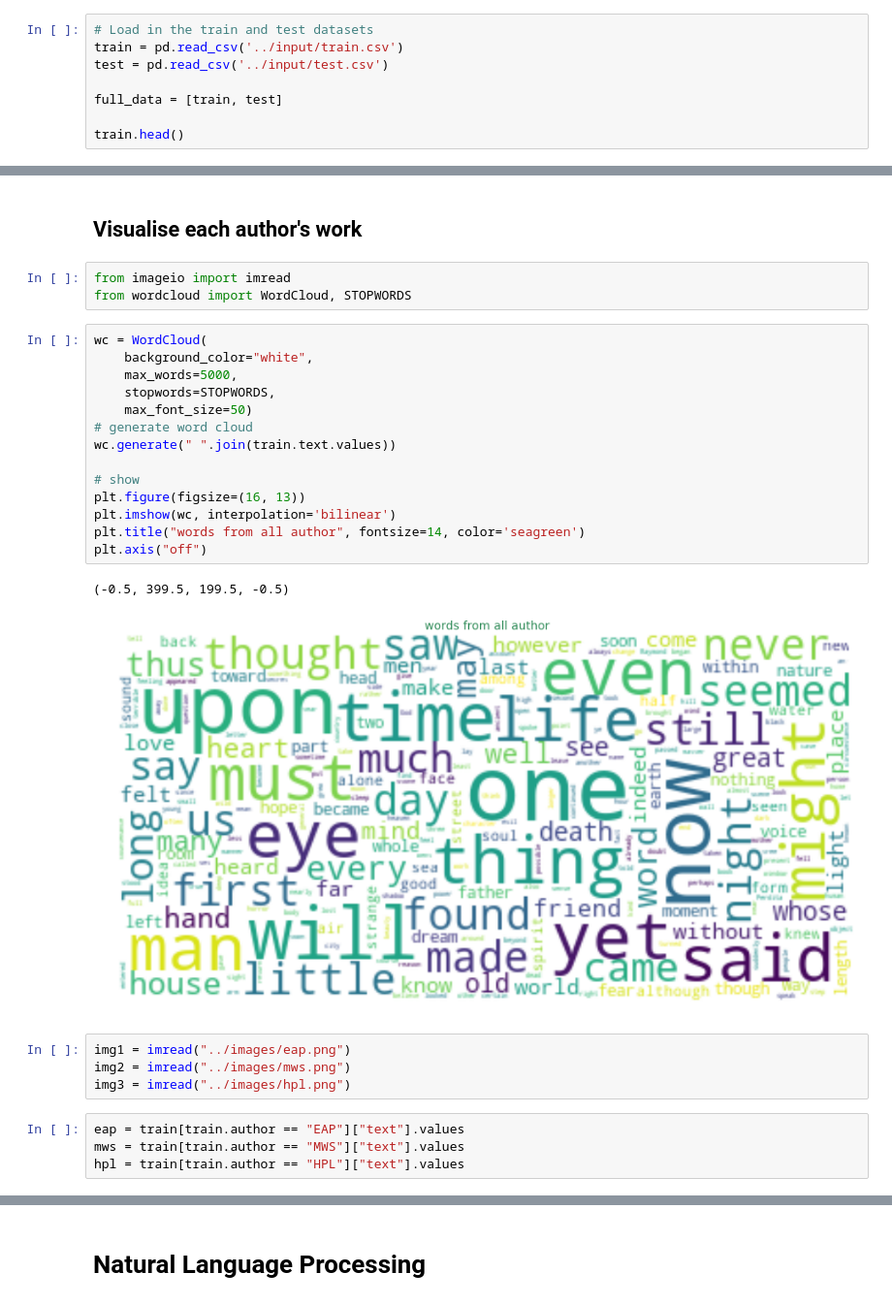
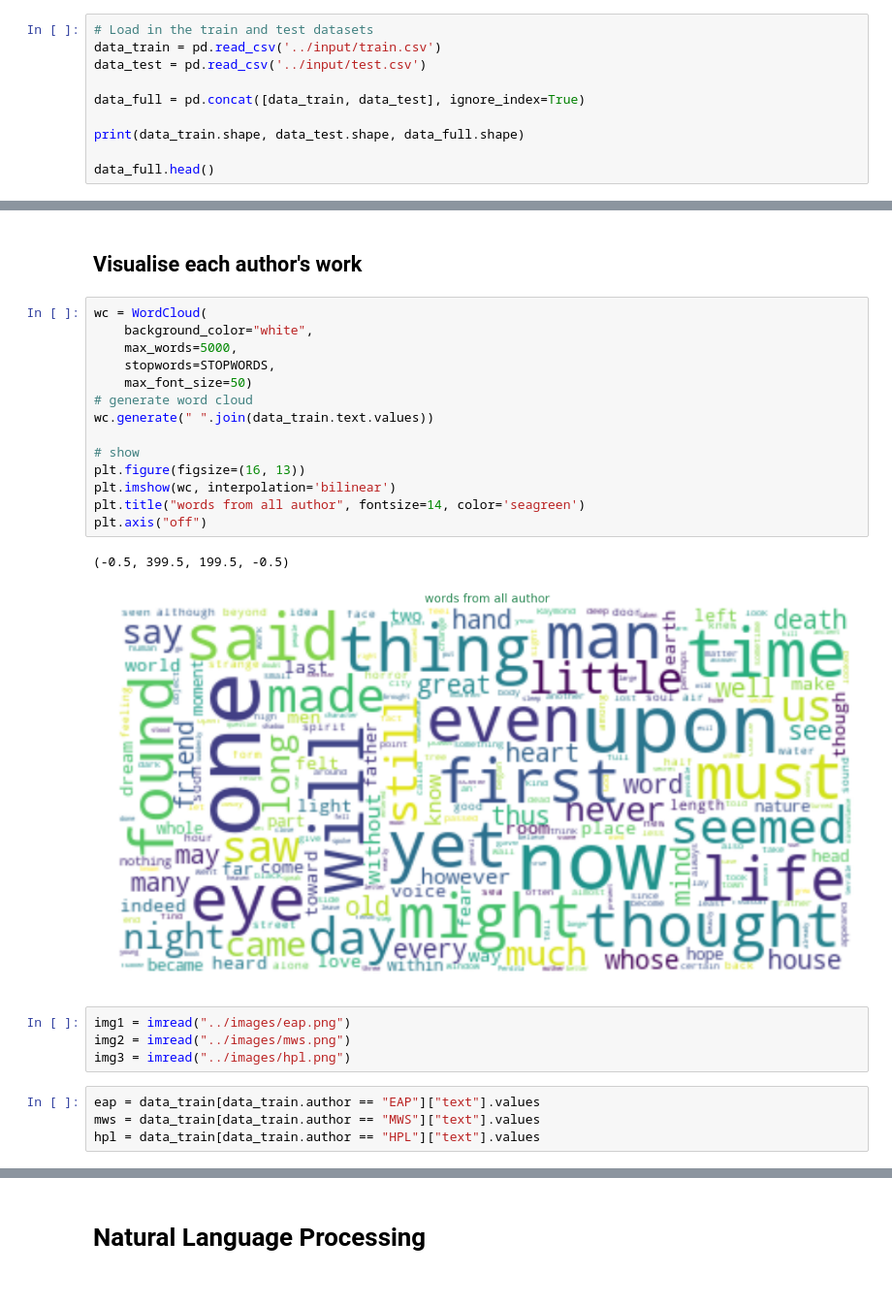
Before and after one commit to GuidoPaul/KaggleCompetitions, a Jupyter notebook: Spooky_Author_Identification/src/main.ipynb, the cells around one changed output, grey strips where cells are left out. Shown at 97% size. Saved outputs shown, nothing was run; the diff lists cells and outputs as text.

```diff
--- a/Spooky_Author_Identification/src/main.ipynb
+++ b/Spooky_Author_Identification/src/main.ipynb
@@ -47,9 +61,11 @@ Using TensorFlow backend.
 # %%
 # Load in the train and test datasets
-train = pd.read_csv('../input/train.csv')
-test = pd.read_csv('../input/test.csv')
+data_train = pd.read_csv('../input/train.csv')
+data_test = pd.read_csv('../input/test.csv')
 
-full_data = [train, test]
+data_full = pd.concat([data_train, data_test], ignore_index=True)
 
-train.head()
+print(data_train.shape, data_test.shape, data_full.shape)
+
+data_full.head()
 # %% [output]
@@ -94,34 +116,31 @@ sns.barplot(x=train.author.map(z).unique(), y=train.author.value_counts().values
 # Wordclouds
 # %% [markdown]
 ## Visualise each author's work
-# %%
-from imageio import imread
-from wordcloud import WordCloud, STOPWORDS
 # %%
 wc = WordCloud(
     background_color="white",
     max_words=5000,
     stopwords=STOPWORDS,
     max_font_size=50)
 # generate word cloud
-wc.generate(" ".join(train.text.values))
+wc.generate(" ".join(data_train.text.values))
 
 # show
 plt.figure(figsize=(16, 13))
 plt.imshow(wc, interpolation='bilinear')
 plt.title("words from all author", fontsize=14, color='seagreen')
 plt.axis("off")
 # %% [output]
 (-0.5, 399.5, 199.5, -0.5)
-[figure, old version]
+[figure, new version]
 # %%
 img1 = imread("../images/eap.png")
 img2 = imread("../images/mws.png")
 img3 = imread("../images/hpl.png")
 # %%
-eap = train[train.author == "EAP"]["text"].values
-mws = train[train.author == "MWS"]["text"].values
-hpl = train[train.author == "HPL"]["text"].values
+eap = data_train[data_train.author == "EAP"]["text"].values
+mws = data_train[data_train.author == "MWS"]["text"].values
+hpl = data_train[data_train.author == "HPL"]["text"].values
 # %%
 wc = WordCloud(
     background_color="black",
```
Also changed, not shown: parts of 117 cells of this notebook.
